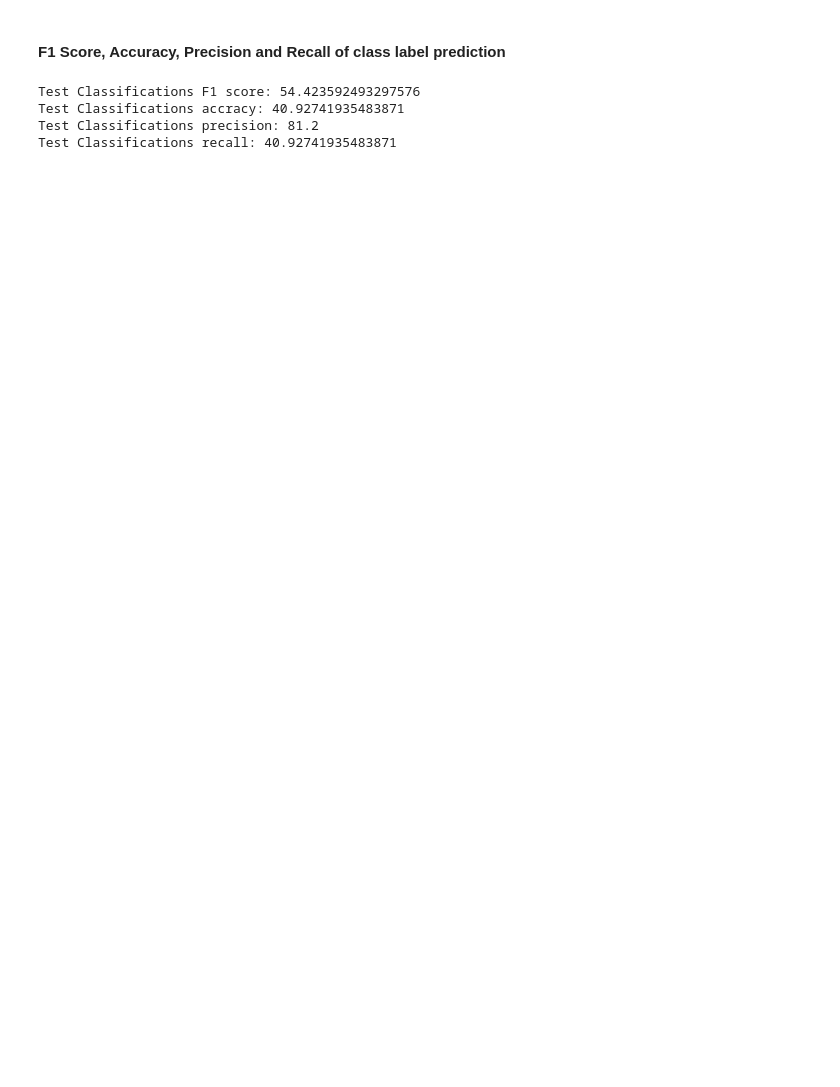
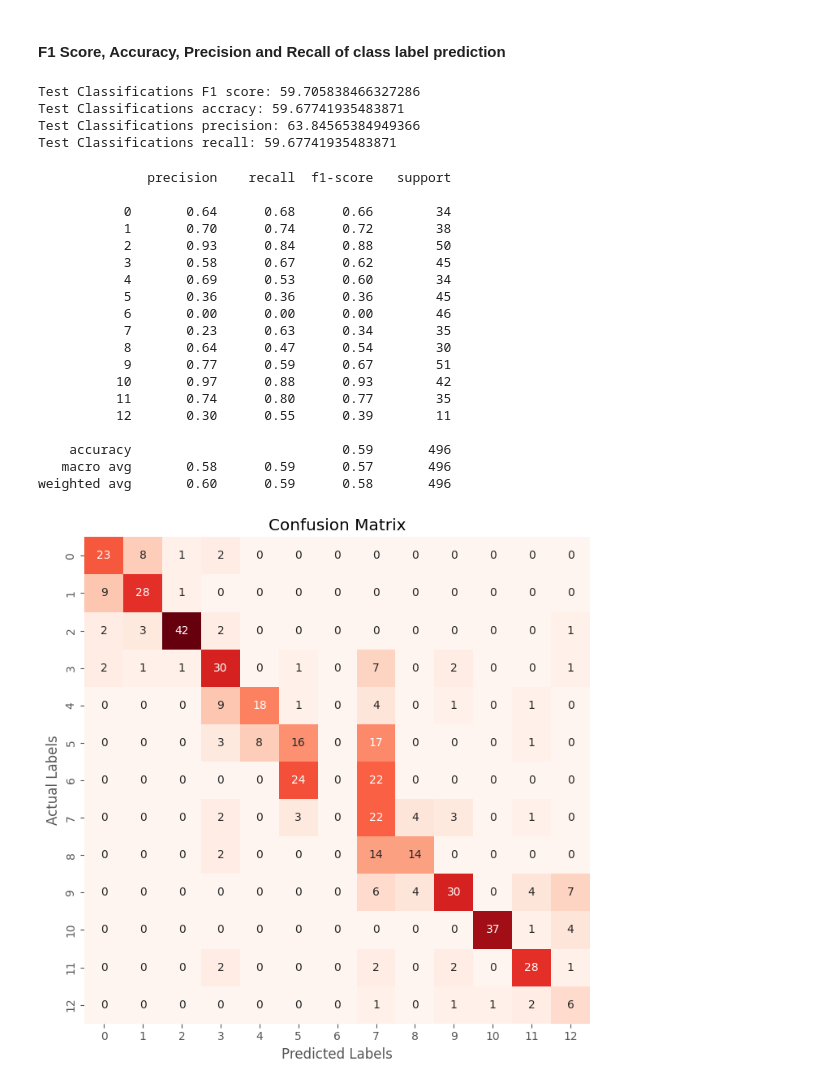
Before and after one commit to ljtaylor99/AAI-521-Final-Project, a Jupyter notebook: HarvestGuard.ipynb, the cells around one changed output. Cells and saved outputs as stored; diff of their text form; code cells hidden in the pictures; blank space fills up the shorter version.

Commit message:
Updated Confusion Matrix

```diff
--- a/HarvestGuard.ipynb
+++ b/HarvestGuard.ipynb
@@ -987,6 +978,10 @@ Test Bounding Box Mean Square Error: 6.371623277664185
+# %%
+binary_predictions = np.argmax(pred_test[1] , axis=1).astype(int)
 # %%
-threshold = 0.5
-binary_predictions = (pred_test[1] > threshold).astype(int)
+# threshold = 0.5
+# binary_predictions = (pred_test[1] > threshold).astype(int)
+# %%
+testLabelsNonBinary=testLabels.argmax(axis=1)
 # %% [markdown]
 #### F1 Score, Accuracy, Precision and Recall of class label prediction
 # %%
@@ -996,18 +991,53 @@ from sklearn.metrics import precision_score
 from sklearn.metrics import recall_score
 from sklearn.metrics import f1_score
 
-f1_test = f1_score(testLabels, binary_predictions, average='micro')
+f1_test = f1_score(testLabelsNonBinary, binary_predictions, average='weighted')
 print(f"Test Classifications F1 score: {f1_test*100}")
-accuracy = accuracy_score(testLabels, binary_predictions)
+accuracy = accuracy_score(testLabelsNonBinary, binary_predictions)
 print(f"Test Classifications accracy: {accuracy*100}")
 # precision tp / (tp + fp)
-precision = precision_score(testLabels, binary_predictions, average='micro')
+precision = precision_score(testLabelsNonBinary, binary_predictions, average='weighted')
 print(f"Test Classifications precision: {precision*100}")
 # recall: tp / (tp + fn)
-recall = recall_score(testLabels, binary_predictions, average='micro')
+recall = recall_score(testLabelsNonBinary, binary_predictions, average='weighted')
 print(f"Test Classifications recall: {recall*100}")
 # %% [output]
-Test Classifications F1 score: 54.423592493297576
-Test Classifications accracy: 40.92741935483871
-Test Classifications precision: 81.2
-Test Classifications recall: 40.92741935483871
+Test Classifications F1 score: 59.705838466327286
+Test Classifications accracy: 59.67741935483871
+Test Classifications precision: 63.84565384949366
+Test Classifications recall: 59.67741935483871
+# %%
+def evaluating_model(y_true, y_pred):
+    conf_matrix = confusion_matrix(y_true=y_true, y_pred=y_pred)
+    plt.figure(figsize=(7, 7))
+    sns.heatmap(conf_matrix, annot=True, fmt='d', cbar=False, cmap='Reds');
+    plt.title('Confusion Matrix');
+    plt.xlabel('Predicted Labels');
+    plt.ylabel('Actual Labels');
+    plt.tight_layout();
+
+    print(classification_report(y_true, y_pred))
+# %%
+from sklearn.metrics import classification_report, confusion_matrix
+evaluating_model(testLabelsNonBinary, binary_predictions)
+# %% [output]
+              precision    recall  f1-score   support
+
+           0       0.64      0.68      0.66        34
+           1       0.70      0.74      0.72        38
+           2       0.93      0.84      0.88        50
+           3       0.58      0.67      0.62        45
+           4       0.69      0.53      0.60        34
+           5       0.36      0.36      0.36        45
+           6       0.00      0.00      0.00        46
+           7       0.23      0.63      0.34        35
+           8       0.64      0.47      0.54        30
+           9       0.77      0.59      0.67        51
+          10       0.97      0.88      0.93        42
+          11       0.74      0.80      0.77        35
+          12       0.30      0.55      0.39        11
+
+    accuracy                           0.59       496
+   macro avg       0.58      0.59      0.57       496
+weighted avg       0.60      0.59      0.58       496
+[figure, added]
```
Also changed, not shown: parts of 15 cells of this notebook.
